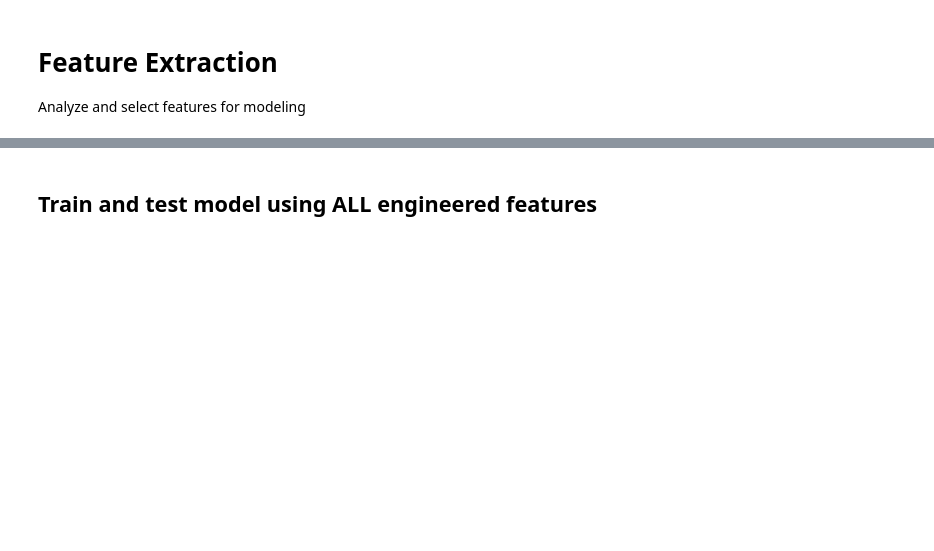
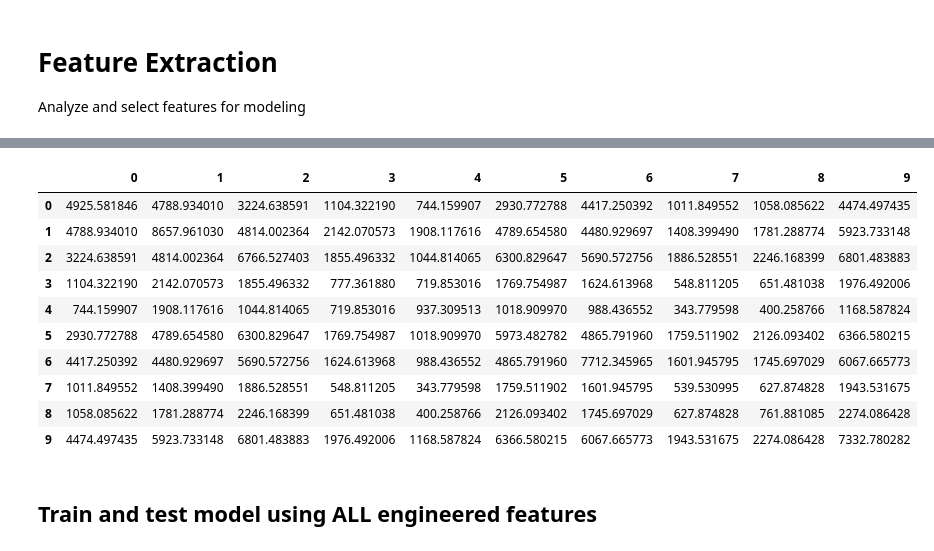
Before and after one commit to kevinhanna/Elo_kaggle, a Jupyter notebook: Team 3 Group Project.ipynb, the cells around one changed output, grey strips where cells are left out. Saved outputs shown, nothing was run; the diff lists cells and outputs as text; code cells hidden in the pictures; blank space fills up the shorter version.

```diff
--- a/Team 3 Group Project.ipynb
+++ b/Team 3 Group Project.ipynb
@@ -396,3 +379,19 @@ sb.heatmap(corr,
+# %%
+train_sm = train[train.columns[1:]][:10]
+cov = np.cov(train_sm, ddof=1)
+display(pd.DataFrame(cov))
+# %% [output]
+|  | 0 | 1 | 2 | 3 | 4 | 5 | 6 | 7 | 8 | 9 |
+| 0 | 4925.581846 | 4788.934010 | 3224.638591 | 1104.322190 | 744.159907 | 2930.772788 | 4417.250392 | 1011.849552 | 1058.085622 | 4474.497435 |
+| 1 | 4788.934010 | 8657.961030 | 4814.002364 | 2142.070573 | 1908.117616 | 4789.654580 | 4480.929697 | 1408.399490 | 1781.288774 | 5923.733148 |
+| 2 | 3224.638591 | 4814.002364 | 6766.527403 | 1855.496332 | 1044.814065 | 6300.829647 | 5690.572756 | 1886.528551 | 2246.168399 | 6801.483883 |
+| 3 | 1104.322190 | 2142.070573 | 1855.496332 | 777.361880 | 719.853016 | 1769.754987 | 1624.613968 | 548.811205 | 651.481038 | 1976.492006 |
+| 4 | 744.159907 | 1908.117616 | 1044.814065 | 719.853016 | 937.309513 | 1018.909970 | 988.436552 | 343.779598 | 400.258766 | 1168.587824 |
+| 5 | 2930.772788 | 4789.654580 | 6300.829647 | 1769.754987 | 1018.909970 | 5973.482782 | 4865.791960 | 1759.511902 | 2126.093402 | 6366.580215 |
+| 6 | 4417.250392 | 4480.929697 | 5690.572756 | 1624.613968 | 988.436552 | 4865.791960 | 7712.345965 | 1601.945795 | 1745.697029 | 6067.665773 |
+| 7 | 1011.849552 | 1408.399490 | 1886.528551 | 548.811205 | 343.779598 | 1759.511902 | 1601.945795 | 539.530995 | 627.874828 | 1943.531675 |
+| 8 | 1058.085622 | 1781.288774 | 2246.168399 | 651.481038 | 400.258766 | 2126.093402 | 1745.697029 | 627.874828 | 761.881085 | 2274.086428 |
+| 9 | 4474.497435 | 5923.733148 | 6801.483883 | 1976.492006 | 1168.587824 | 6366.580215 | 6067.665773 | 1943.531675 | 2274.086428 | 7332.780282 |
 # %% [markdown]
 ## Train and test model using ALL engineered features
 # %%
```
Also changed, not shown: parts of 12 cells of this notebook, 1 other file.
